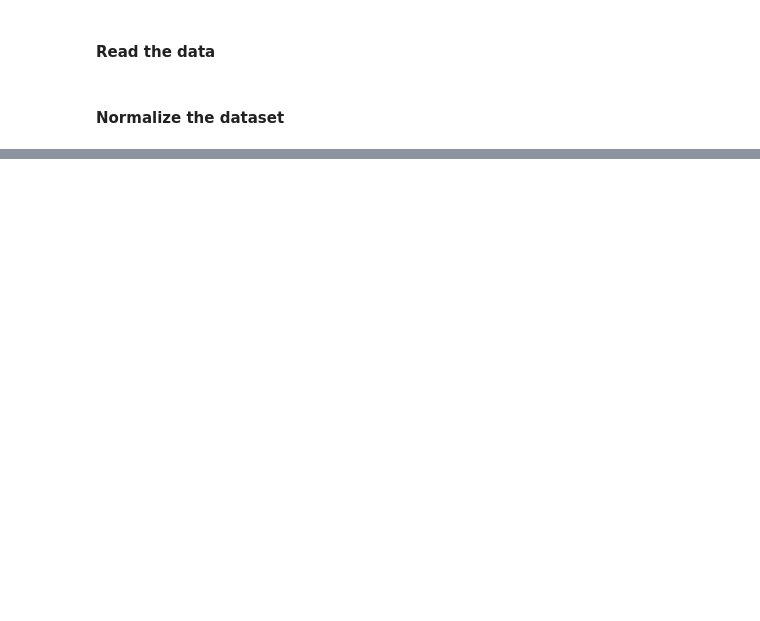
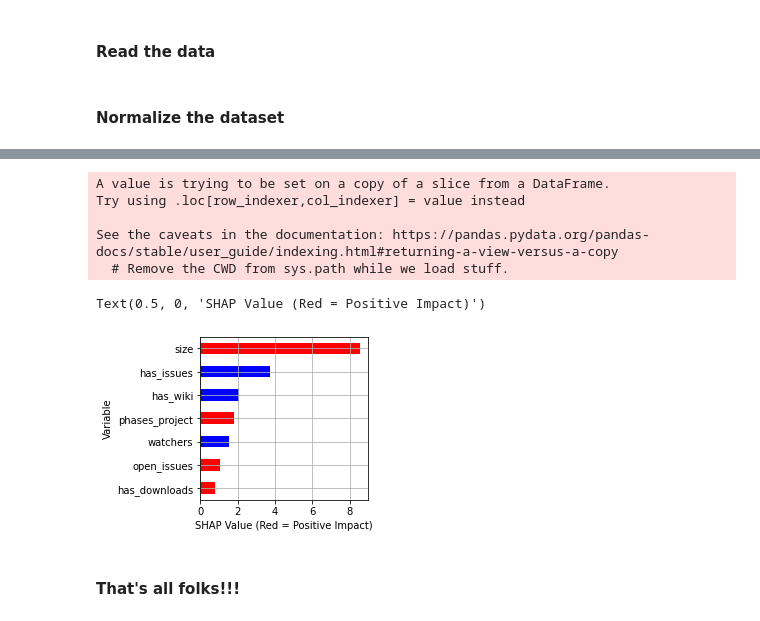
Before and after one commit to gesteves91/software-engineering-ml, a Jupyter notebook: notebooks/07-shap.ipynb, the cells around one changed output, grey strips where cells are left out. Cells and saved outputs as stored; diff of their text form; code cells hidden in the pictures; blank space fills up the shorter version.

Commit message:
add the different shap summary

```diff
--- a/notebooks/07-shap.ipynb
+++ b/notebooks/07-shap.ipynb
@@ -93,0 +94,43 @@ shap.summary_plot(shap_values, X, max_display=7)
+# %%
+def amortizacao(value):
+    return value + 0.5
+# %%
+shap_v = pd.DataFrame(shap_values)
+feature_list = X.columns
+shap_v.columns = feature_list
+df_v = X.copy()#.reset_index().drop('index',axis=1)
+
+# Determine the correlation in order to plot with different colors
+corr_list = list()
+for i in feature_list:
+    b = np.corrcoef(shap_v[i],df_v[i])[1][0]
+    corr_list.append(b)
+# %%
+corr_df = pd.concat([pd.Series(feature_list),pd.Series(corr_list)],axis=1).fillna(0)
+# Make a data frame. Column 1 is the feature, and Column 2 is the correlation coefficient
+corr_df.columns  = ['Variable','Corr']
+corr_df['Sign'] = np.where(corr_df['Corr']>0,'red','blue')
+# %%
+# Plot it
+import seaborn as sns
+shap_abs = np.abs(shap_v)
+k=pd.DataFrame(shap_abs.mean()).reset_index()
+k.columns = ['Variable','SHAP_abs']
+k2 = k.merge(corr_df,left_on = 'Variable',right_on='Variable',how='inner')
+k2 = k2.sort_values(by='SHAP_abs',ascending = True)
+k3 = k2.tail(7)
+colorlist = k3['Sign']
+k3['SHAP_abs'] = k3['SHAP_abs'].apply(amortizacao)
+ax = k3.plot.barh(x='Variable',y='SHAP_abs',color = colorlist, figsize=(3,3),legend=False)
+ax.grid()
+ax.set_xlabel("SHAP Value (Red = Positive Impact)")
+# %% [output]
+A value is trying to be set on a copy of a slice from a DataFrame.
+Try using .loc[row_indexer,col_indexer] = value instead
+
+See the caveats in the documentation: https://pandas.pydata.org/pandas-docs/stable/user_guide/indexing.html#returning-a-view-versus-a-copy
+  # Remove the CWD from sys.path while we load stuff.
+Text(0.5, 0, 'SHAP Value (Red = Positive Impact)')
+[figure, added]
+# %% [markdown]
+#### That's all folks!!!
```
Also changed, not shown: parts of 4 cells of this notebook.
